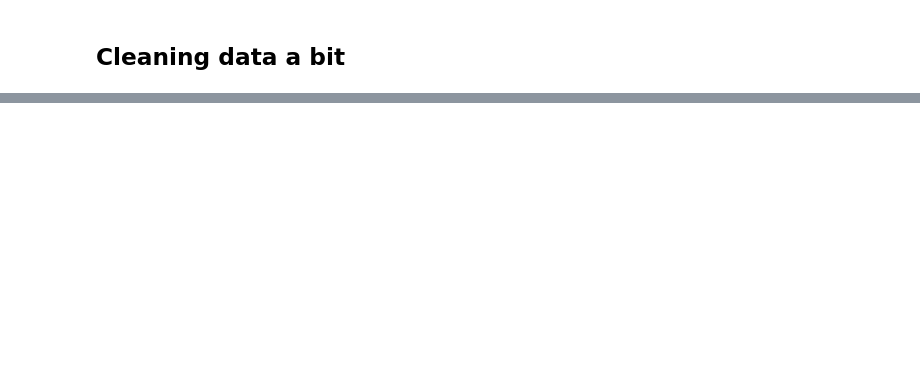
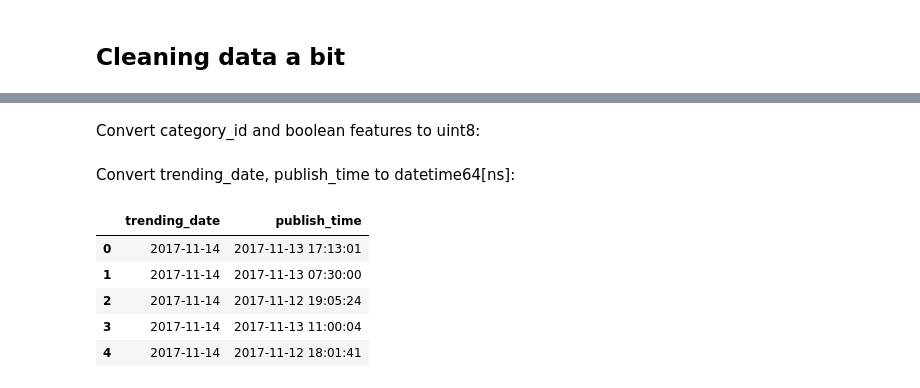
Before and after one commit to shatandv/linear_regression_playground, a Jupyter notebook: playground.ipynb, the cells around one changed output, grey strips where cells are left out. Cells and saved outputs as stored; diff of their text form; code cells hidden in the pictures; blank space fills up the shorter version.

```diff
--- a/playground.ipynb
+++ b/playground.ipynb
@@ -109,2 +114,6 @@ pp.pprint(categories)
+# %%
+num_features = ['trending_date', 'publish_time', 'category_id', 'views', 'likes', 'dislikes',
+                'comment_count', 'comments_disabled', 'ratings_disabled', 'video_error_or_removed']
+df = df[num_features]
 # %% [markdown]
 ## Cleaning data a bit
@@ -135,0 +120,2 @@ df['category'] = df['category_id'].apply(lambda x: cat_id_name[x])
+# %% [markdown]
+Convert category_id and boolean features to uint8:
@@ -135,0 +129,2 @@ df['category'] = df['category_id'].apply(lambda x: cat_id_name[x])
+# %% [markdown]
+Convert trending_date, publish_time to datetime64[ns]:
@@ -135,0 +135,9 @@ df['category'] = df['category_id'].apply(lambda x: cat_id_name[x])
+# %%
+df[['trending_date', 'publish_time']].head()
+# %% [output]
+|  | trending_date | publish_time |
+| 0 | 2017-11-14 | 2017-11-13 17:13:01 |
+| 1 | 2017-11-14 | 2017-11-13 07:30:00 |
+| 2 | 2017-11-14 | 2017-11-12 19:05:24 |
+| 3 | 2017-11-14 | 2017-11-13 11:00:04 |
+| 4 | 2017-11-14 | 2017-11-12 18:01:41 |
```
Also changed, not shown: parts of 32 cells of this notebook, 1 other file.
